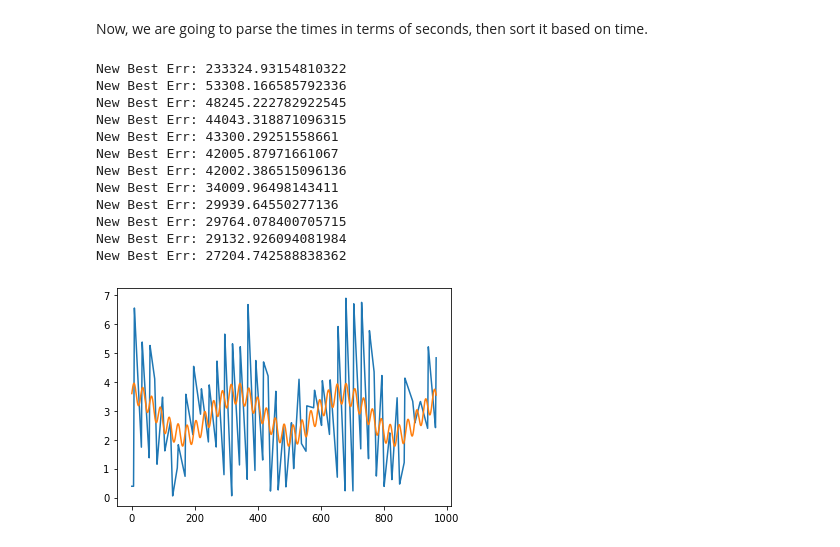
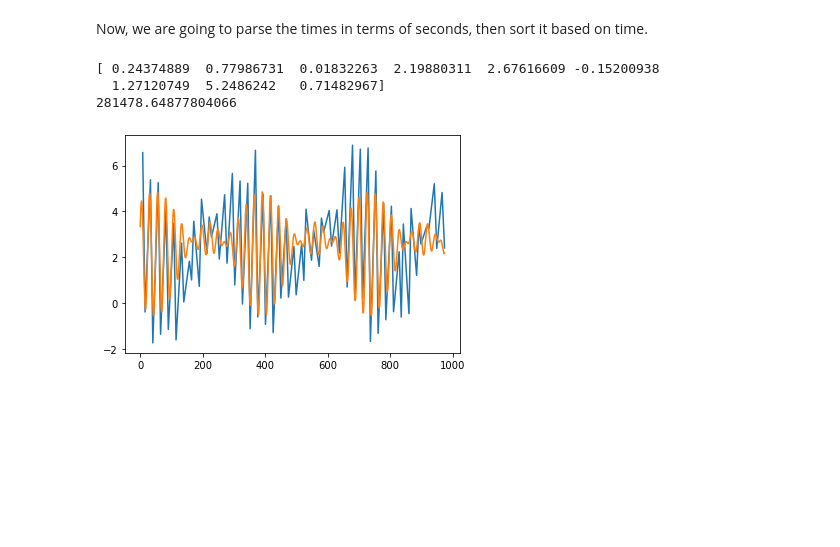
Before and after one commit to jadyobri/Group_Project_ASTR_19, a Jupyter notebook: data/GroupProjectAssignment-Updated.ipynb, the cells around one changed output. Cells and saved outputs as stored; diff of their text form; code cells hidden in the pictures; blank space fills up the shorter version.

Commit message:
Finish Fitting Curve

```diff
--- a/data/GroupProjectAssignment-Updated.ipynb
+++ b/data/GroupProjectAssignment-Updated.ipynb
@@ -81,7 +94,7 @@ def PlotTidalWave(_Timestamps:list, _Waveheights:list):
     plt.ylabel("Wave height (feet)")
     plt.title("Tidal Wave")
 # %%
-def Model(x, a, b, c, d, e, f, g):
-    return (np.cos(a*x)*b + f) * (np.sin(c*x)*d + g) + e
+def Model(x, a, b, c, d, e, f, g, h, i):
+    return (np.cos(a*x + h)*b + f) * (np.sin(c*x + i)*d + g) + e
 # %%
 def OptimizeModel(_XValues:list, _YValues:list, _Function:object):
@@ -116,32 +135,48 @@ def PerformCurveFit(_XValues:list, _YValues:list):
     plt.plot(DetailedXValues, DetailedYValues)
     plt.plot(DetailedXValues, Model(DetailedXValues, *BestParams.tolist()))
-# %%
-def Main():
-    Days, TimesRaw, WaveHeights = ParseFile()
-    Timestamps, WaveHeights = SortTimes(Days, TimesRaw, WaveHeights)
-
-    # Make Initial Plot
-    #PlotTidalWave(Timestamps, WaveHeights)
-
-    PerformCurveFit(Timestamps, WaveHeights)
-
-
-
-
-
-if __name__ == "__main__":
-    Main()
-# %% [output]
-New Best Err: 233324.93154810322
-New Best Err: 53308.166585792336
-New Best Err: 48245.222782922545
-New Best Err: 44043.318871096315
-New Best Err: 43300.29251558661
-New Best Err: 42005.87971661067
-New Best Err: 42002.386515096136
-New Best Err: 34009.96498143411
-New Best Err: 29939.64550277136
-New Best Err: 29764.078400705715
-New Best Err: 29132.926094081984
-New Best Err: 27204.742588838362
-[figure, removed]
+# %%
+def Main():
+    Days, TimesRaw, WaveHeights = ParseFile()
+    Timestamps, WaveHeights = SortTimes(Days, TimesRaw, WaveHeights)
+
+    # Make Initial Plot
+    #PlotTidalWave(Timestamps, WaveHeights)
+
+    #PerformCurveFit(Timestamps, WaveHeights)
+
+
+    _XValues = np.asarray(Timestamps)
+    _YValues = np.asarray(WaveHeights)
+
+
+    NumSamples:int = 4000
+    DetailedXValues:list = np.linspace(0, np.max(_XValues), NumSamples)
+    DetailedYValues:list = np.interp(DetailedXValues, _XValues, _YValues)
+
+    y_err = np.full_like(DetailedYValues, 0.25)
+
+
+    OptimizedParameters, ErrorValues = scipy.optimize.curve_fit(Model, DetailedXValues, DetailedYValues, p0=[0.25, 0.5, 0.017, 1.8, 2, 1, 1,  0,  2.2], sigma=y_err, maxfev=100000)
+
+#     OptimizedParameters = np.asarray([0.25, 0.5, 0.017, 1.8, 2, 1, 1,  0,  2.2])
+
+    ErrorArray = np.sqrt(np.diag(ErrorValues))
+    AvgError = np.average(ErrorArray)
+
+
+    print(OptimizedParameters)
+    print(AvgError)
+    plt.plot(Timestamps, WaveHeights)
+    plt.plot(DetailedXValues, Model(DetailedXValues, *OptimizedParameters.tolist()))
+
+
+
+
+
+if __name__ == "__main__":
+    Main()
+# %% [output]
+[ 0.24374889  0.77986731  0.01832263  2.19880311  2.67616609 -0.15200938
+  1.27120749  5.2486242   0.71482967]
+281478.64877804066
+[figure, added]
```
Also changed, not shown: parts of 3 cells of this notebook, 2 other files.
